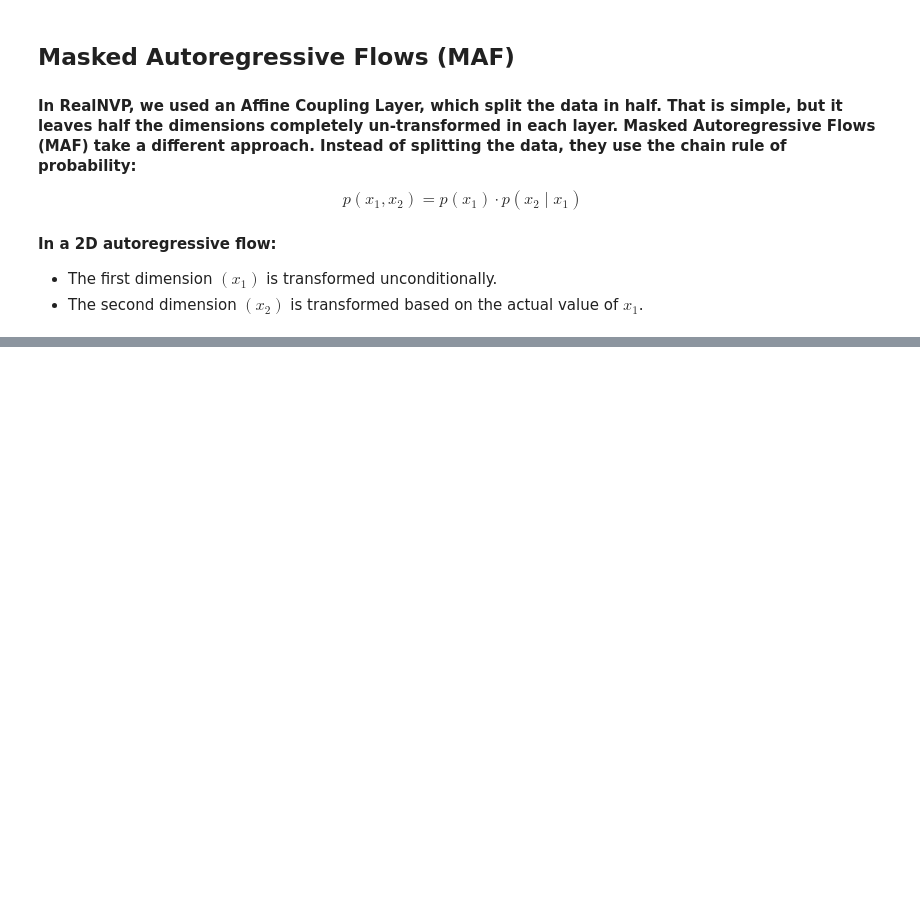
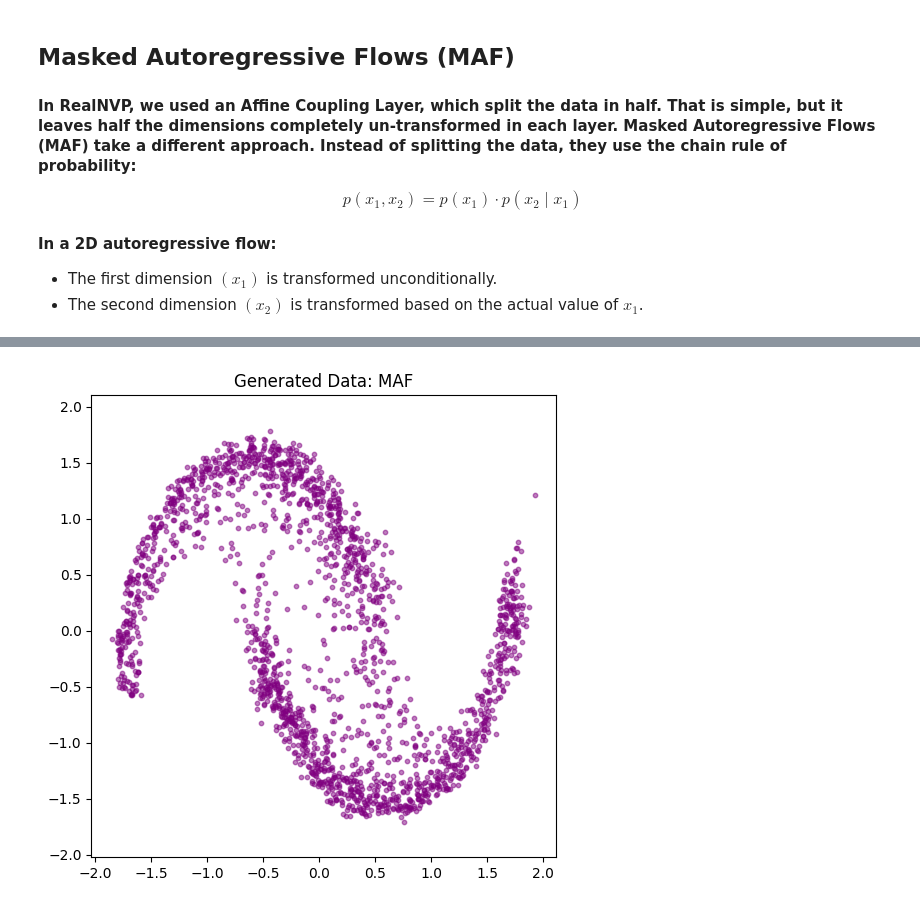
Before and after one commit to mazapataa/NNbasic, a Jupyter notebook: Normalizing_flows.ipynb, the cells around one changed output, grey strips where cells are left out. Drawn from its saved outputs; the diff is of its cells as text; code cells hidden in the pictures; blank space fills up the shorter version.

Commit message:
MAF trained and result

```diff
--- a/Normalizing_flows.ipynb
+++ b/Normalizing_flows.ipynb
@@ -304,3 +304,61 @@ class Autoregressive2DLayer(nn.Module):
 
         x = torch.cat([x_B, x_A] if self.reverse else [x_A, x_B], dim=1)
         return x
+# %%
+class ToyMAF(nn.Module):
+    def __init__(self, input_dim=2, hidden_dim=64, n_layers=6):
+        super().__init__()
+        self.base_dist = dist.MultivariateNormal(
+            torch.zeros(input_dim),
+            torch.eye(input_dim)
+        )
+
+        self.layers = nn.ModuleList()
+        for i in range(n_layers):
+            # Alternate the autoregressive ordering
+            self.layers.append(Autoregressive2DLayer(hidden_dim, reverse=(i % 2 == 1)))
+
+    def log_prob(self, x):
+        log_det_jacobian_sum = torch.zeros(x.shape[0])
+        u = x
+        for layer in self.layers:
+            u, log_det_J = layer(u)
+            log_det_jacobian_sum += log_det_J
+        return self.base_dist.log_prob(u) + log_det_jacobian_sum
+
+    def sample(self, num_samples):
+        u = self.base_dist.sample((num_samples,))
+        x = u
+        for layer in reversed(self.layers):
+            x = layer.inverse(x)
+        return x
+
+# --- Training the MAF ---
+maf_model = ToyMAF()
+maf_optimizer = optim.Adam(maf_model.parameters(), lr=1e-3)
+
+print("Training MAF on Two Moons...")
+for epoch in range(1000):
+    permutation = torch.randperm(x_train.size()[0])
+    epoch_loss = 0.0
+    for i in range(0, x_train.size()[0], batch_size):
+        maf_optimizer.zero_grad()
+        batch_x = x_train[permutation[i:i+batch_size]]
+        loss = -maf_model.log_prob(batch_x).mean()
+        loss.backward()
+        maf_optimizer.step()
+        epoch_loss += loss.item()
+
+    if (epoch + 1) % 200 == 0:
+        print(f"Epoch {epoch+1} | Loss: {epoch_loss / (n_samples // batch_size):.4f}")
+
+# Generate and plot samples
+with torch.no_grad():
+    maf_samples = maf_model.sample(2000).numpy()
+
+plt.figure(figsize=(6, 6))
+plt.scatter(maf_samples[:, 0], maf_samples[:, 1], alpha=0.5, s=10, color='purple')
+plt.title("Generated Data: MAF")
+plt.axis('equal')
+plt.show()
+# %% [output]
@@ -306,0 +371 @@ class Autoregressive2DLayer(nn.Module):
+[figure, added]
```
Also changed, not shown: parts of 1 cell of this notebook.
